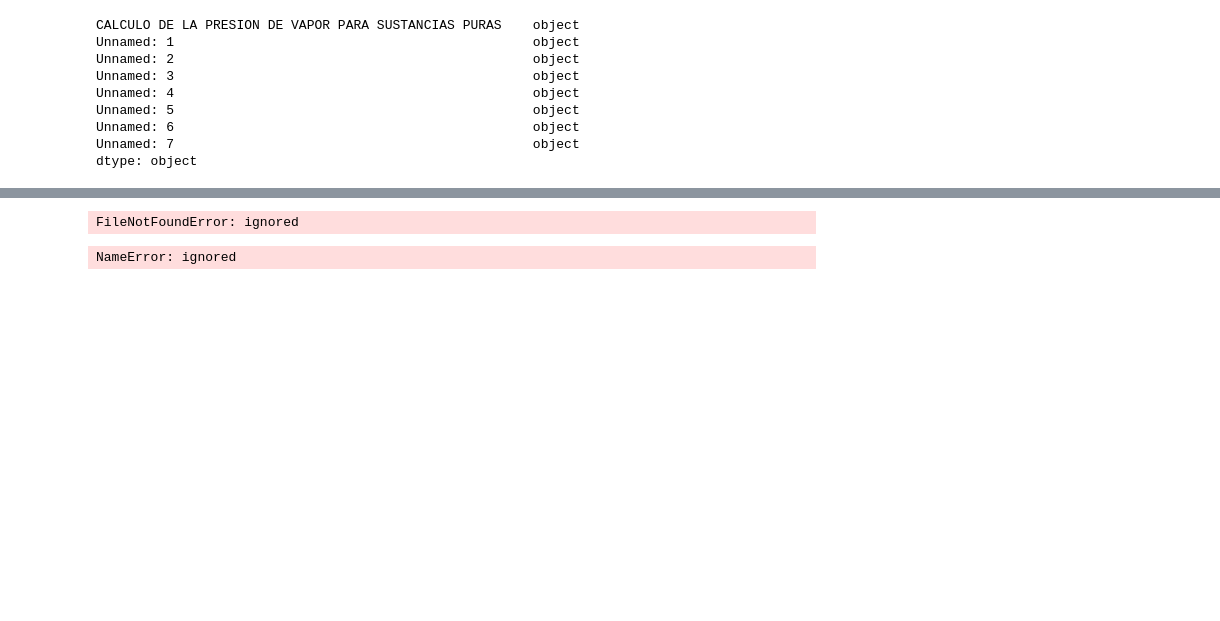
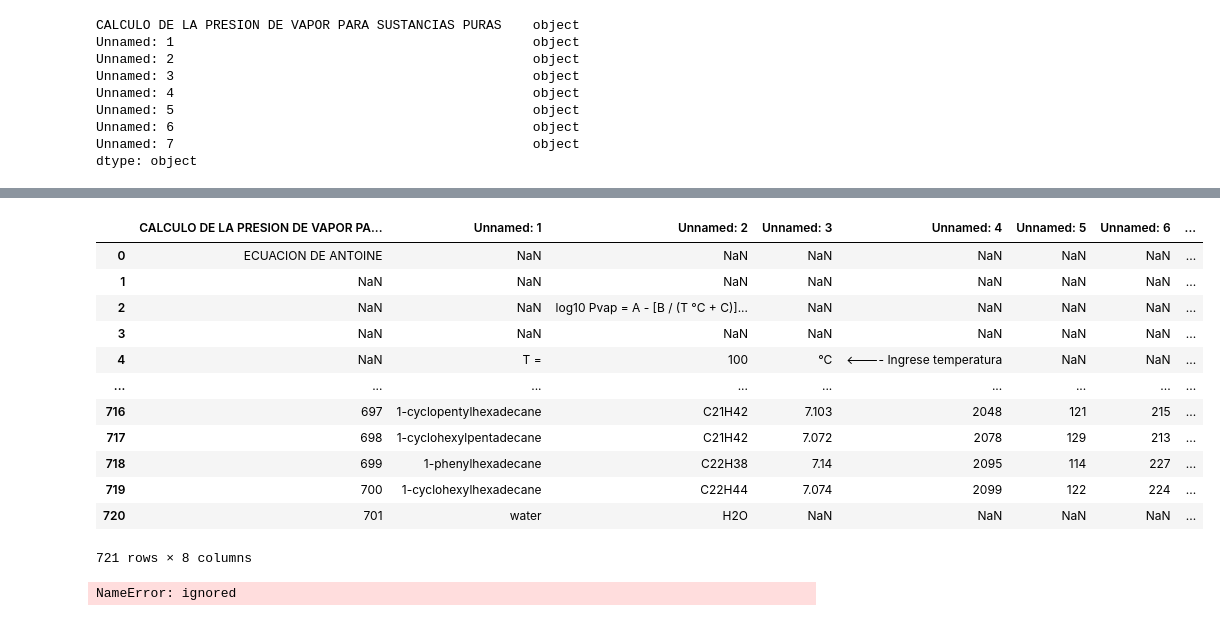
Before and after one commit to BELMAN-EDCM/Modulos_SS, a Jupyter notebook: Pruebas_Pandas_2_0.ipynb, the cells around one changed output, grey strips where cells are left out. Saved outputs shown, nothing was run; the diff lists cells and outputs as text; code cells hidden in the pictures; blank space fills up the shorter version.

```diff
--- a/Pruebas_Pandas_2_0.ipynb
+++ b/Pruebas_Pandas_2_0.ipynb
@@ -75,7 +76,21 @@ df.head(7)
 # %%
-df = pd.read_excel('TablaConstantesdeAntoine.xlsx')
+df = pd.read_excel('/content/drive/MyDrive/Base de datos/TablaConstantesdeAntoine.xlsx')
-# %% [output]
-FileNotFoundError: ignored
 # %%
 from openpyxl.styles import Font, Alignment
+# %%
+df
+# %% [output]
+|  | CALCULO DE LA PRESION DE VAPOR PA... | Unnamed: 1 | Unnamed: 2 | Unnamed: 3 | Unnamed: 4 | Unnamed: 5 | Unnamed: 6 | ... |
+| 0 | ECUACION DE ANTOINE | NaN | NaN | NaN | NaN | NaN | NaN | ... |
+| 1 | NaN | NaN | NaN | NaN | NaN | NaN | NaN | ... |
+| 2 | NaN | NaN | log10 Pvap = A - [B / (T °C + C)]... | NaN | NaN | NaN | NaN | ... |
+| 3 | NaN | NaN | NaN | NaN | NaN | NaN | NaN | ... |
+| 4 | NaN | T = | 100 | °C | <---- Ingrese temperatura | NaN | NaN | ... |
+| ... | ... | ... | ... | ... | ... | ... | ... | ... |
+| 716 | 697 | 1-cyclopentylhexadecane | C21H42 | 7.103 | 2048 | 121 | 215 | ... |
+| 717 | 698 | 1-cyclohexylpentadecane | C21H42 | 7.072 | 2078 | 129 | 213 | ... |
+| 718 | 699 | 1-phenylhexadecane | C22H38 | 7.14 | 2095 | 114 | 227 | ... |
+| 719 | 700 | 1-cyclohexylhexadecane | C22H44 | 7.074 | 2099 | 122 | 224 | ... |
+| 720 | 701 | water | H2O | NaN | NaN | NaN | NaN | ... |
+721 rows × 8 columns
 # %%
```
Also changed, not shown: parts of 2 cells of this notebook.
